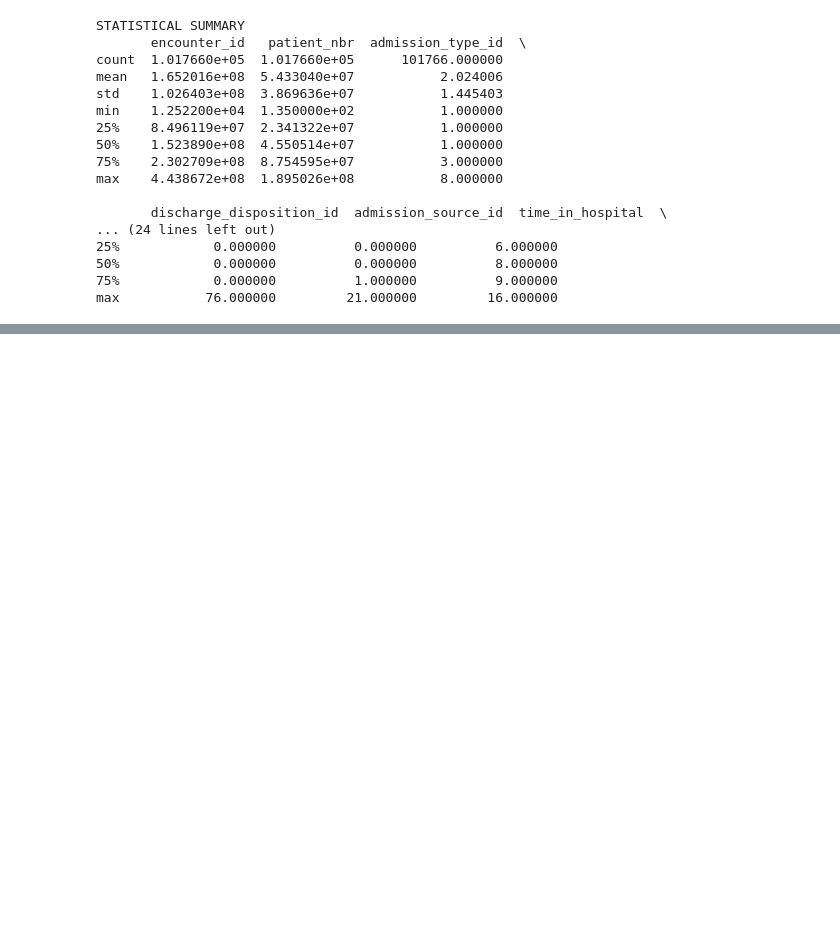
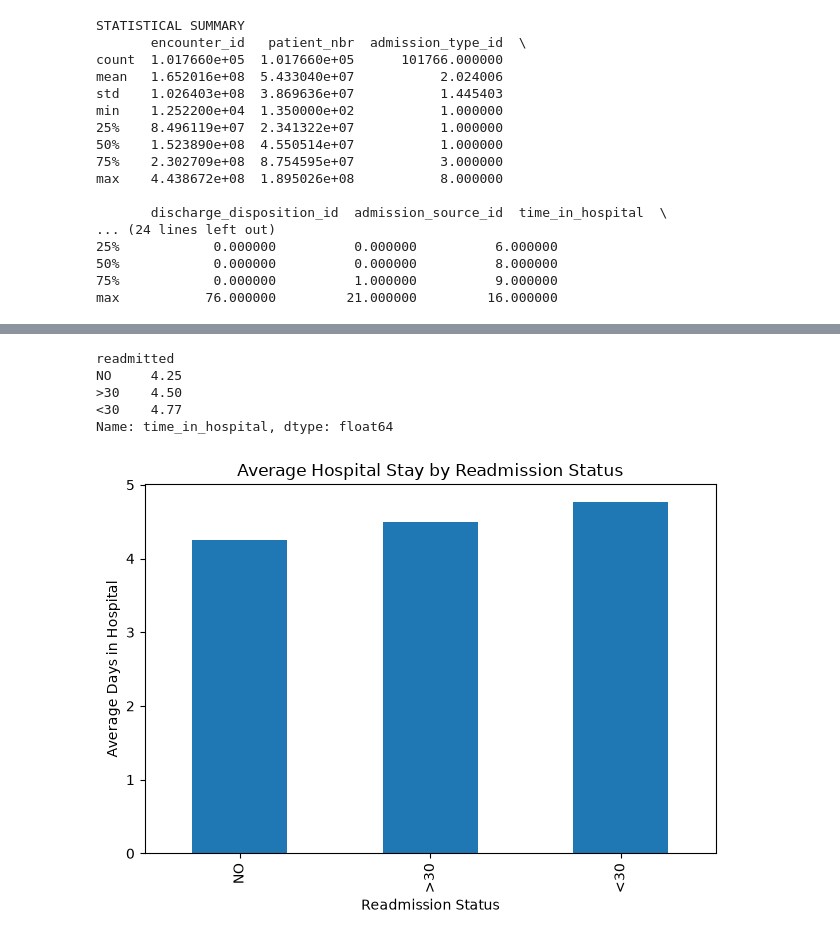
Before and after one commit to mmahpara/Diabetic, a Jupyter notebook: diabetic_analysis.ipynb, the cells around one changed output, grey strips where cells are left out. Cells and saved outputs as stored; diff of their text form; code cells hidden in the pictures; blank space fills up the shorter version.

```diff
--- a/diabetic_analysis.ipynb
+++ b/diabetic_analysis.ipynb
@@ -124,0 +231,25 @@ max           76.000000         21.000000         16.000000
+# %%
+# What is the average hospital stay for each readmission category?
+average_stay = (
+    df.groupby("readmitted")["time_in_hospital"]
+    .mean()
+    .reindex(readmission_order)
+)
+
+print(average_stay.round(2))
+average_stay.plot(
+    kind="bar",
+    title="Average Hospital Stay by Readmission Status",
+    xlabel="Readmission Status",
+    ylabel="Average Days in Hospital"
+)
+
+plt.tight_layout()
+plt.show()
+# %% [output]
+readmitted
+NO     4.25
+>30    4.50
+<30    4.77
+Name: time_in_hospital, dtype: float64
+[figure, added]
```
Also changed, not shown: parts of 9 cells of this notebook.
